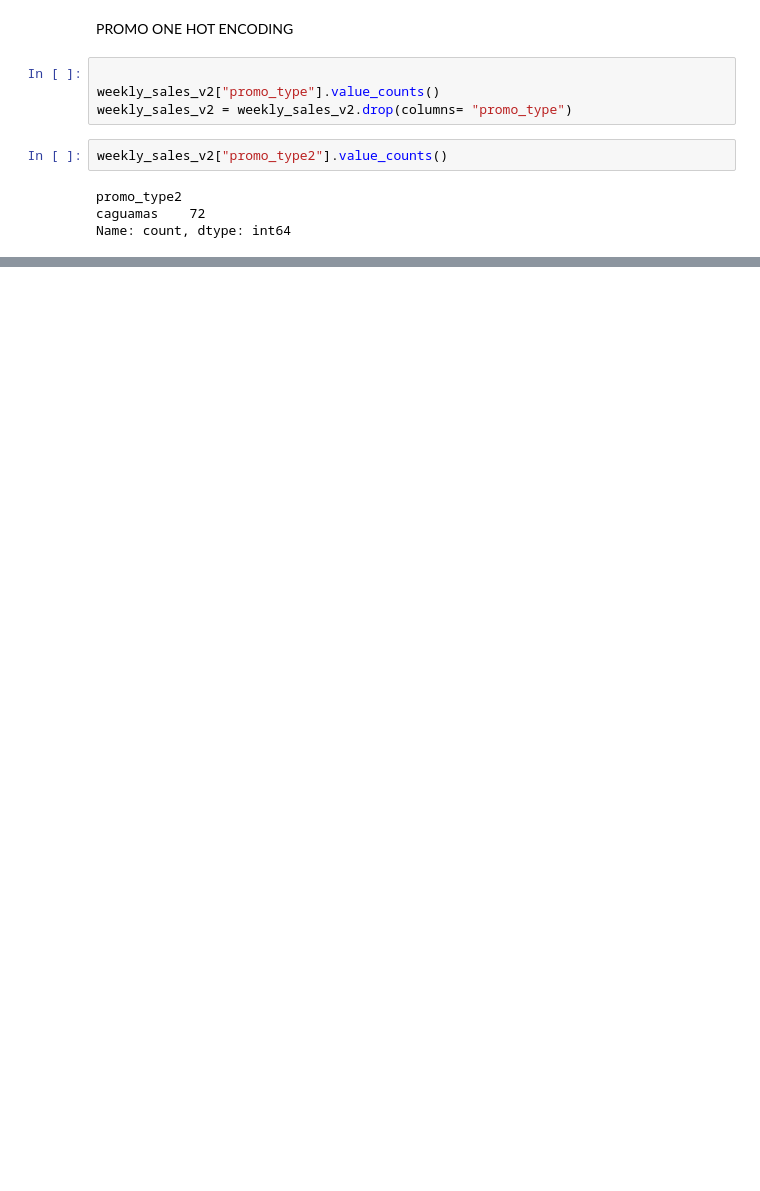
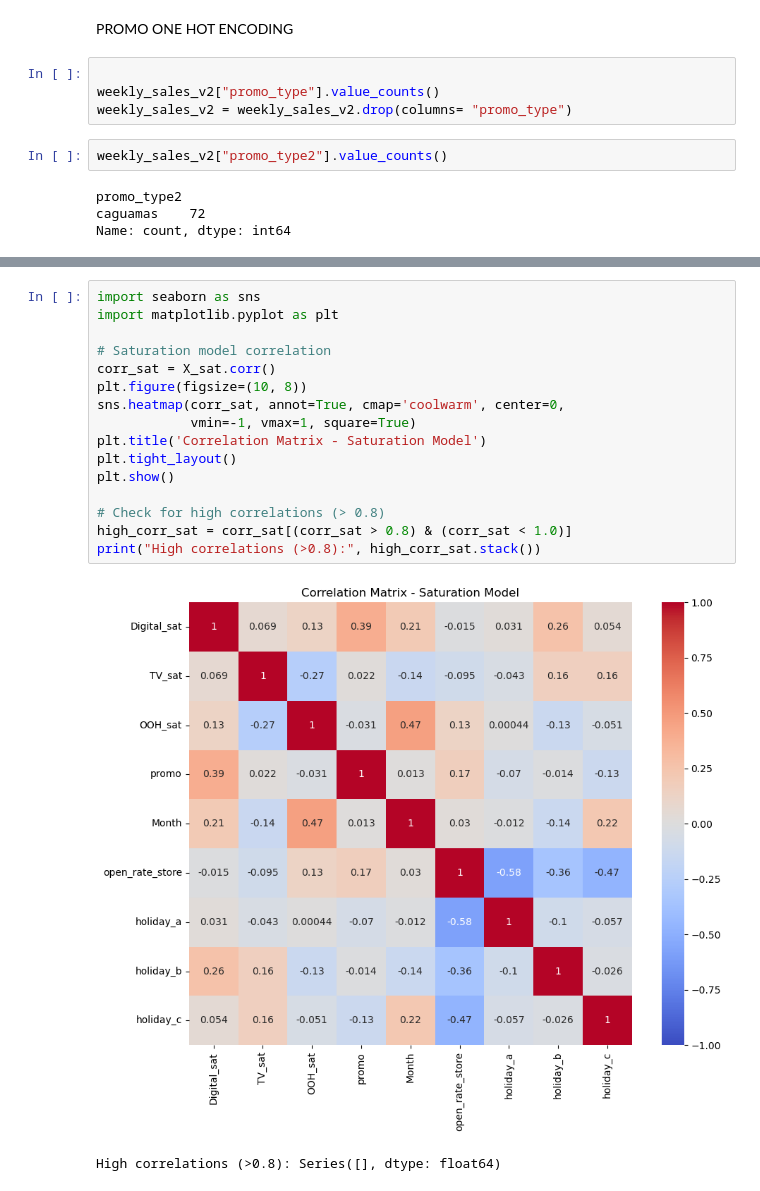
Before and after one commit to diegoferra5/Marketing-Mix-Modeling, a Jupyter notebook: notebooks/03_model_features_prep.ipynb, the cells around one changed output, grey strips where cells are left out. Saved outputs shown, nothing was run; the diff lists cells and outputs as text; blank space fills up the shorter version.

```diff
--- a/notebooks/03_model_features_prep.ipynb
+++ b/notebooks/03_model_features_prep.ipynb
@@ -169,0 +241,19 @@ weekly_sales_v2
+# %%
+import seaborn as sns
+import matplotlib.pyplot as plt
+
+# Saturation model correlation
+corr_sat = X_sat.corr()
+plt.figure(figsize=(10, 8))
+sns.heatmap(corr_sat, annot=True, cmap='coolwarm', center=0,
+            vmin=-1, vmax=1, square=True)
+plt.title('Correlation Matrix - Saturation Model')
+plt.tight_layout()
+plt.show()
+
+# Check for high correlations (> 0.8)
+high_corr_sat = corr_sat[(corr_sat > 0.8) & (corr_sat < 1.0)]
+print("High correlations (>0.8):", high_corr_sat.stack())
+# %% [output]
+[figure, added]
+High correlations (>0.8): Series([], dtype: float64)
```
Also changed, not shown: parts of 5 cells of this notebook.
